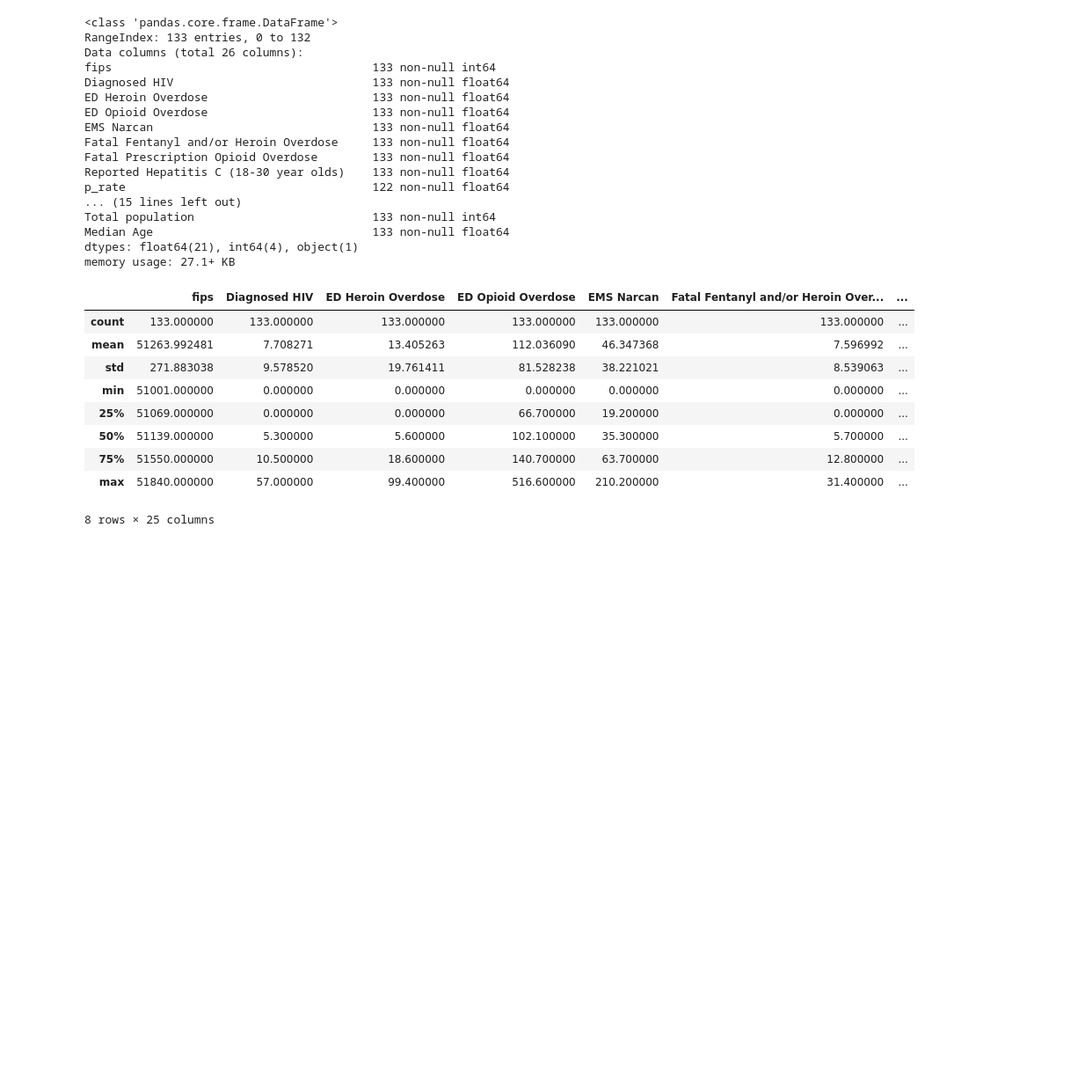
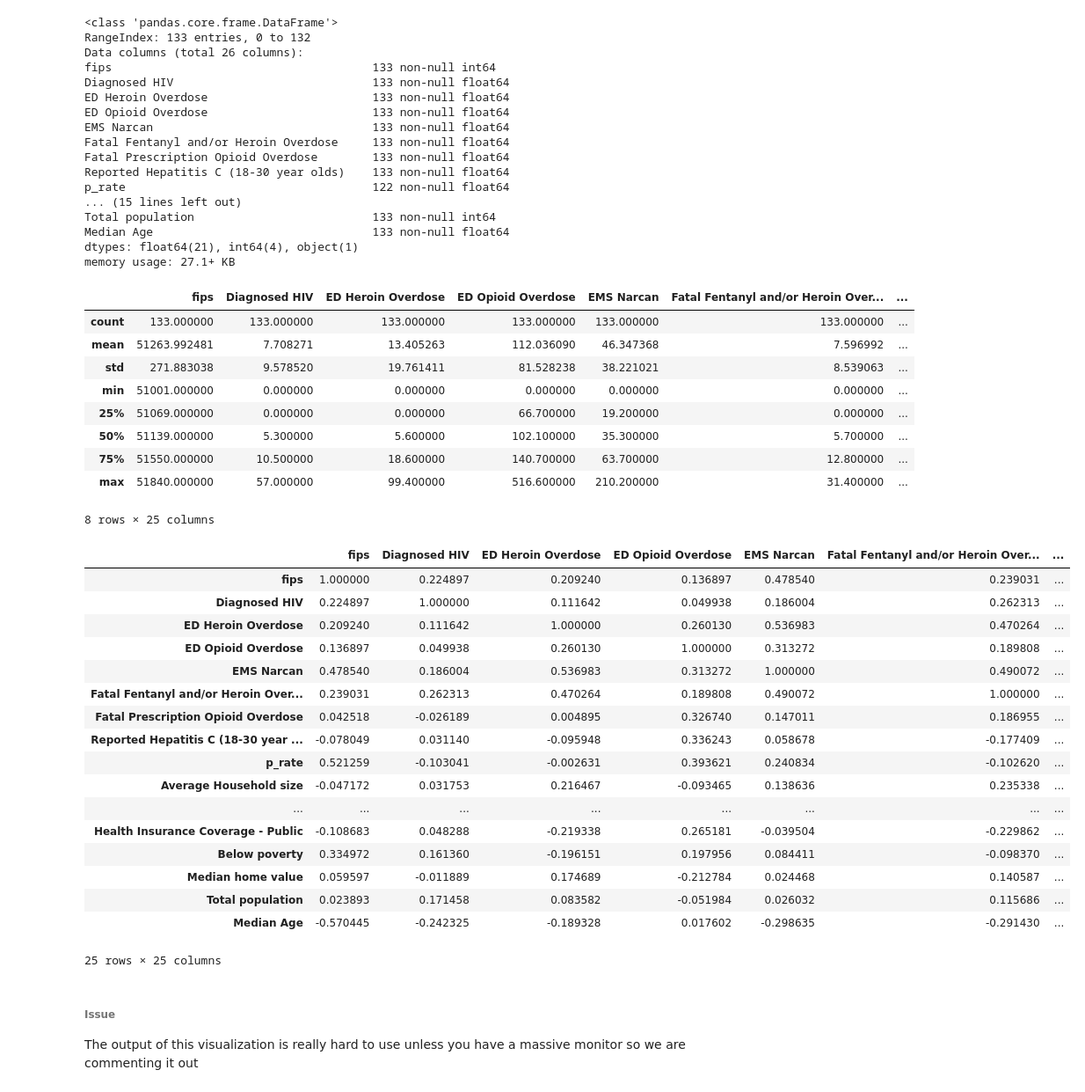
Before and after one commit to rohitmusti/ML-Final-Project, a Jupyter notebook: Final Project w_regressions.ipynb, the cells around one changed output. Shown at 88% size. Cells and saved outputs as stored; diff of their text form; code cells hidden in the pictures; blank space fills up the shorter version.

Commit message:
flushed out the visualization step

```diff
--- a/Final Project w_regressions.ipynb
+++ b/Final Project w_regressions.ipynb
@@ -77,3 +81,27 @@ df.describe()
 | 75% | 51550.000000 | 10.500000 | 18.600000 | 140.700000 | 63.700000 | 12.800000 | ... |
 | max | 51840.000000 | 57.000000 | 99.400000 | 516.600000 | 210.200000 | 31.400000 | ... |
 8 rows × 25 columns
+# %%
+df.corr()
+# %% [output]
+|  | fips | Diagnosed HIV | ED Heroin Overdose | ED Opioid Overdose | EMS Narcan | Fatal Fentanyl and/or Heroin Over... | ... |
+| fips | 1.000000 | 0.224897 | 0.209240 | 0.136897 | 0.478540 | 0.239031 | ... |
+| Diagnosed HIV | 0.224897 | 1.000000 | 0.111642 | 0.049938 | 0.186004 | 0.262313 | ... |
+| ED Heroin Overdose | 0.209240 | 0.111642 | 1.000000 | 0.260130 | 0.536983 | 0.470264 | ... |
+| ED Opioid Overdose | 0.136897 | 0.049938 | 0.260130 | 1.000000 | 0.313272 | 0.189808 | ... |
+| EMS Narcan | 0.478540 | 0.186004 | 0.536983 | 0.313272 | 1.000000 | 0.490072 | ... |
+| Fatal Fentanyl and/or Heroin Over... | 0.239031 | 0.262313 | 0.470264 | 0.189808 | 0.490072 | 1.000000 | ... |
+| Fatal Prescription Opioid Overdose | 0.042518 | -0.026189 | 0.004895 | 0.326740 | 0.147011 | 0.186955 | ... |
+| Reported Hepatitis C (18-30 year ... | -0.078049 | 0.031140 | -0.095948 | 0.336243 | 0.058678 | -0.177409 | ... |
+| p_rate | 0.521259 | -0.103041 | -0.002631 | 0.393621 | 0.240834 | -0.102620 | ... |
+| Average Household size | -0.047172 | 0.031753 | 0.216467 | -0.093465 | 0.138636 | 0.235338 | ... |
+| ... | ... | ... | ... | ... | ... | ... | ... |
+| Health Insurance Coverage - Public | -0.108683 | 0.048288 | -0.219338 | 0.265181 | -0.039504 | -0.229862 | ... |
+| Below poverty | 0.334972 | 0.161360 | -0.196151 | 0.197956 | 0.084411 | -0.098370 | ... |
+| Median home value | 0.059597 | -0.011889 | 0.174689 | -0.212784 | 0.024468 | 0.140587 | ... |
+| Total population | 0.023893 | 0.171458 | 0.083582 | -0.051984 | 0.026032 | 0.115686 | ... |
+| Median Age | -0.570445 | -0.242325 | -0.189328 | 0.017602 | -0.298635 | -0.291430 | ... |
+25 rows × 25 columns
+# %% [markdown]
+###### Issue
+The output of this visualization is really hard to use unless you have a massive monitor so we are commenting it out
```
Also changed, not shown: parts of 14 cells of this notebook.
